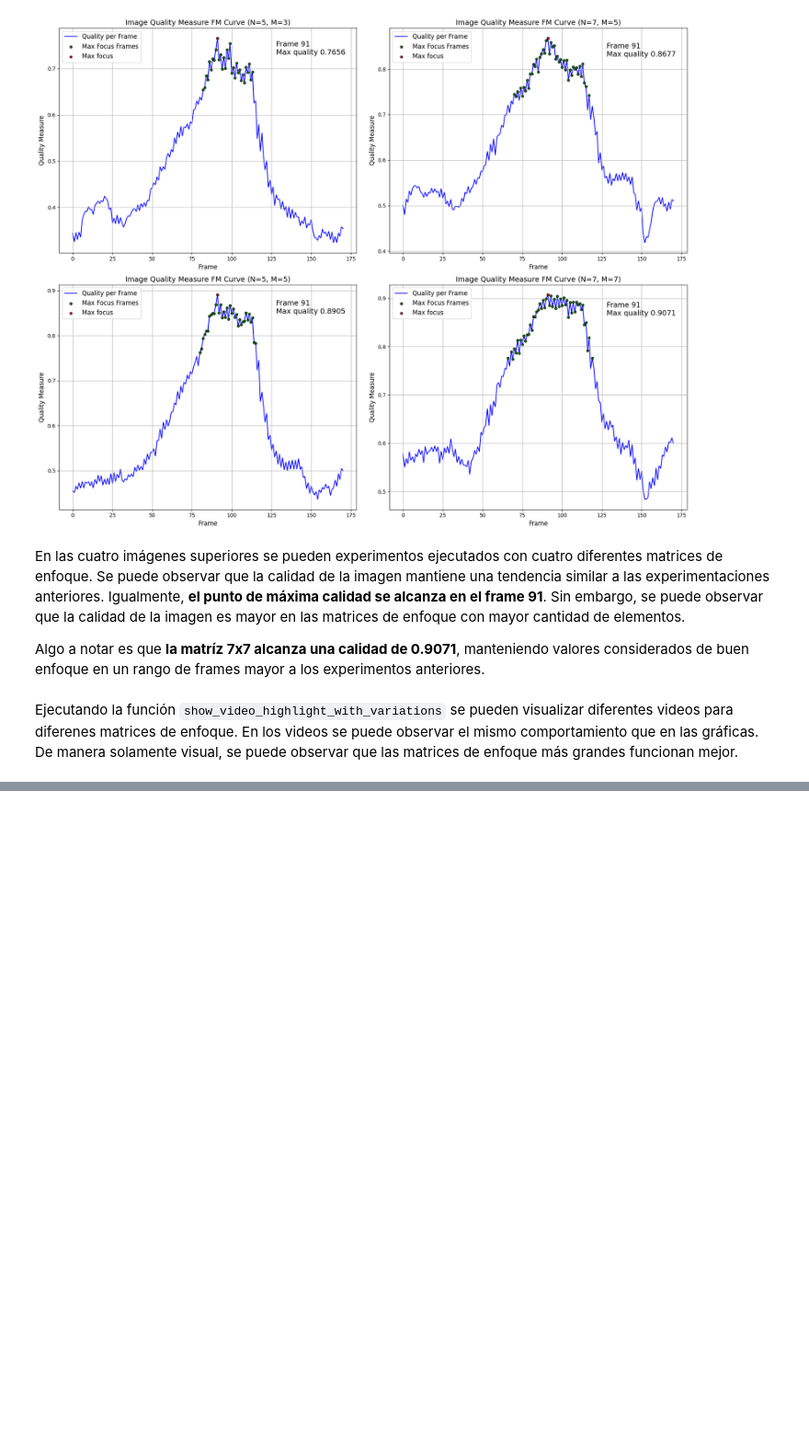
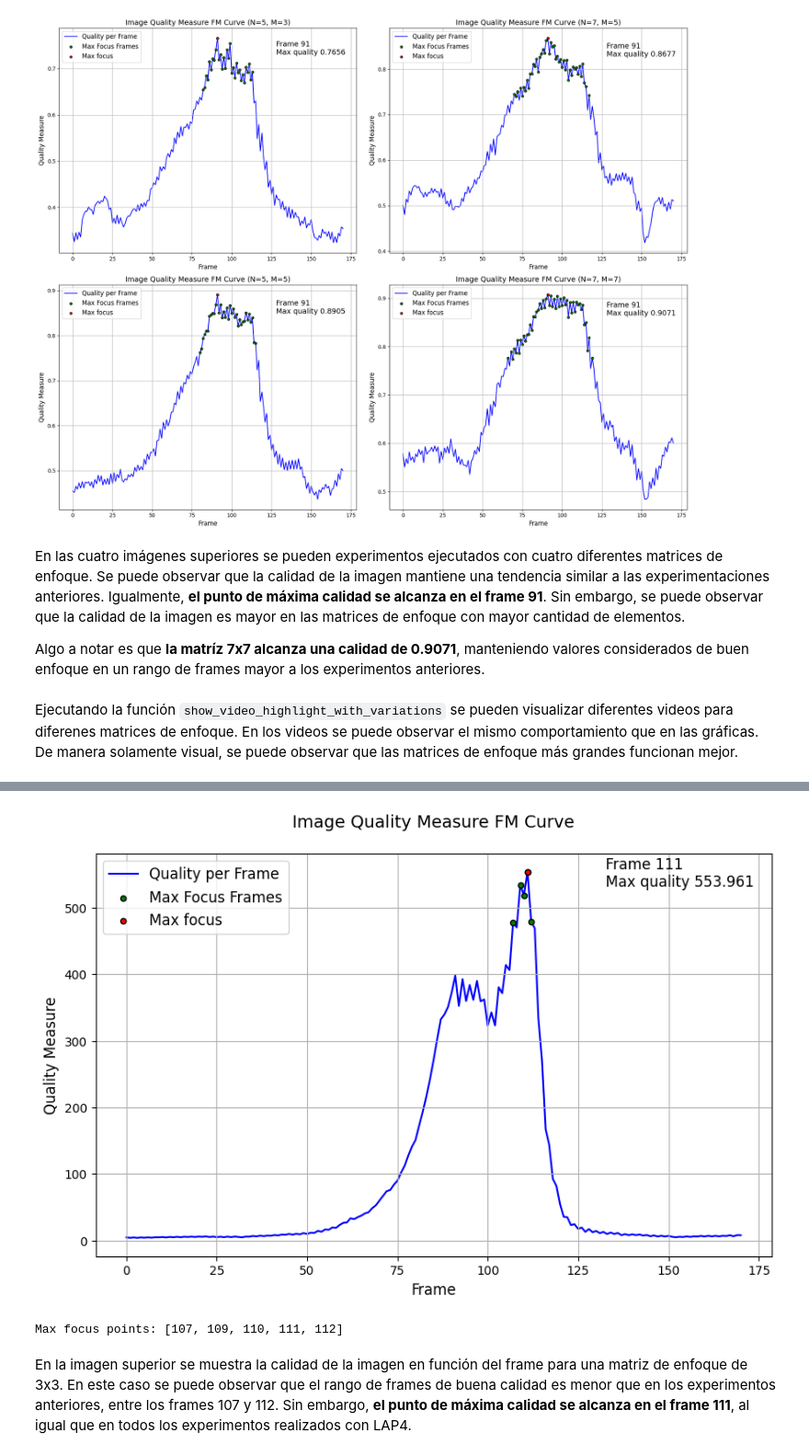
Before and after one commit to ChristianConchari/tp2_vpc1, a Jupyter notebook: solution_notebook.ipynb, the cells around one changed output, grey strips where cells are left out. Shown at 92% size. Drawn from its saved outputs; the diff is of its cells as text; code cells hidden in the pictures; blank space fills up the shorter version.

```diff
--- a/solution_notebook.ipynb
+++ b/solution_notebook.ipynb
@@ -460,0 +293,12 @@ plt.tight_layout()
+# %%
+N = 3
+M = 3
+roi_percentage = 0.2
+
+quality_measurements_list, max_focus_points, max_focus_value = detect_max_focus_points(
+    video_path = video_path,
+    N = N,
+    M = M,
+    roi_percentage = roi_percentage,
+    quality_measure_function=variance_of_laplacian
+)
@@ -460,0 +307,11 @@ plt.tight_layout()
+# %%
+max_focus_frames = [value[0] for value in max_focus_points]
+plot_focus_measurement_versus_frame(quality_measurements_list, max_focus_frames, max_focus_value)
+# %% [output]
+[figure, added]
+# %%
+print('Max focus points:', max_focus_frames)
+# %% [output]
+Max focus points: [107, 109, 110, 111, 112]
+# %% [markdown]
+En la imagen superior se muestra la calidad de la imagen en función del frame para una matriz de enfoque de 3x3. En este caso se puede observar que el rango de frames de buena calidad es menor que en los experimentos anteriores, entre los frames 107 y 112. Sin embargo, **el punto de máxima calidad se alcanza en el frame 111**, al igual que en todos los experimentos realizados con LAP4.
```
Also changed, not shown: parts of 53 cells of this notebook.
